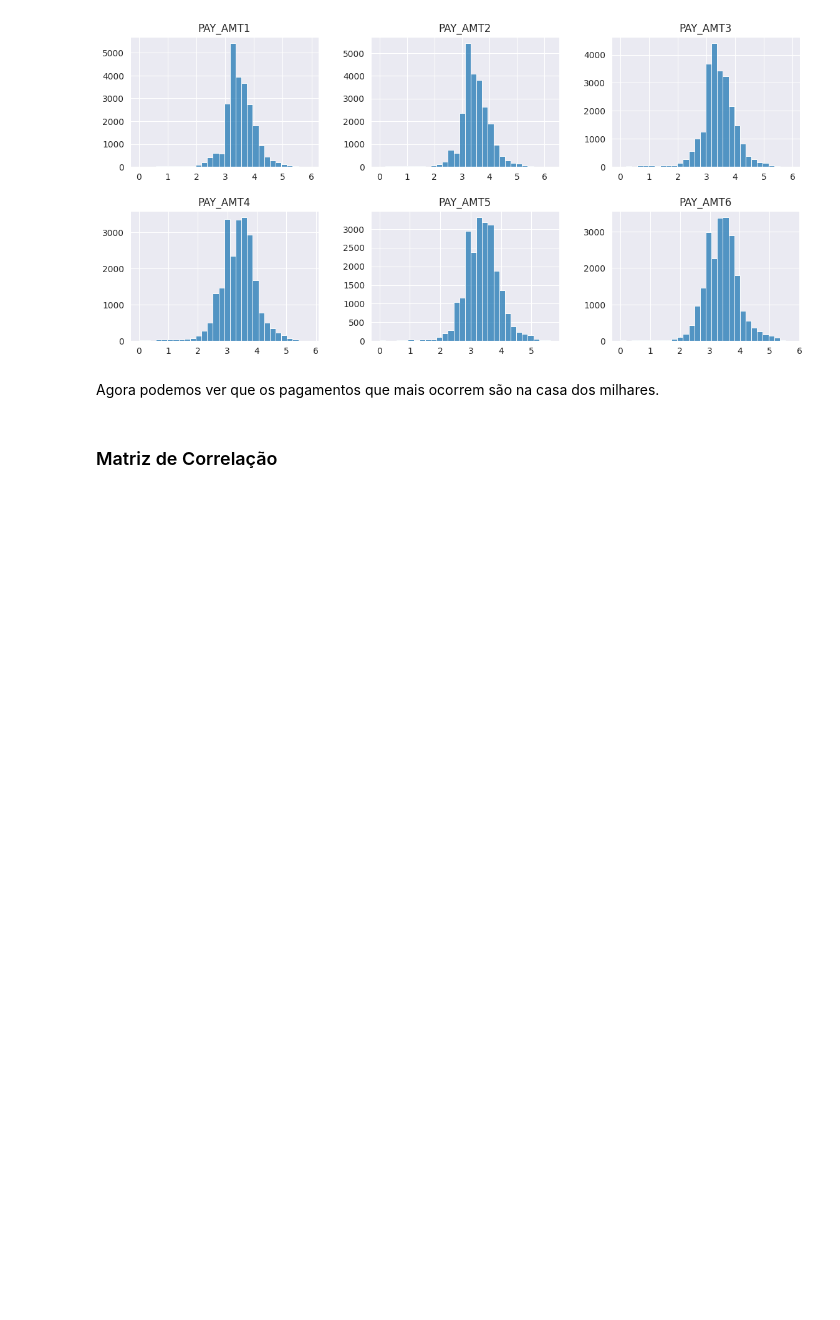
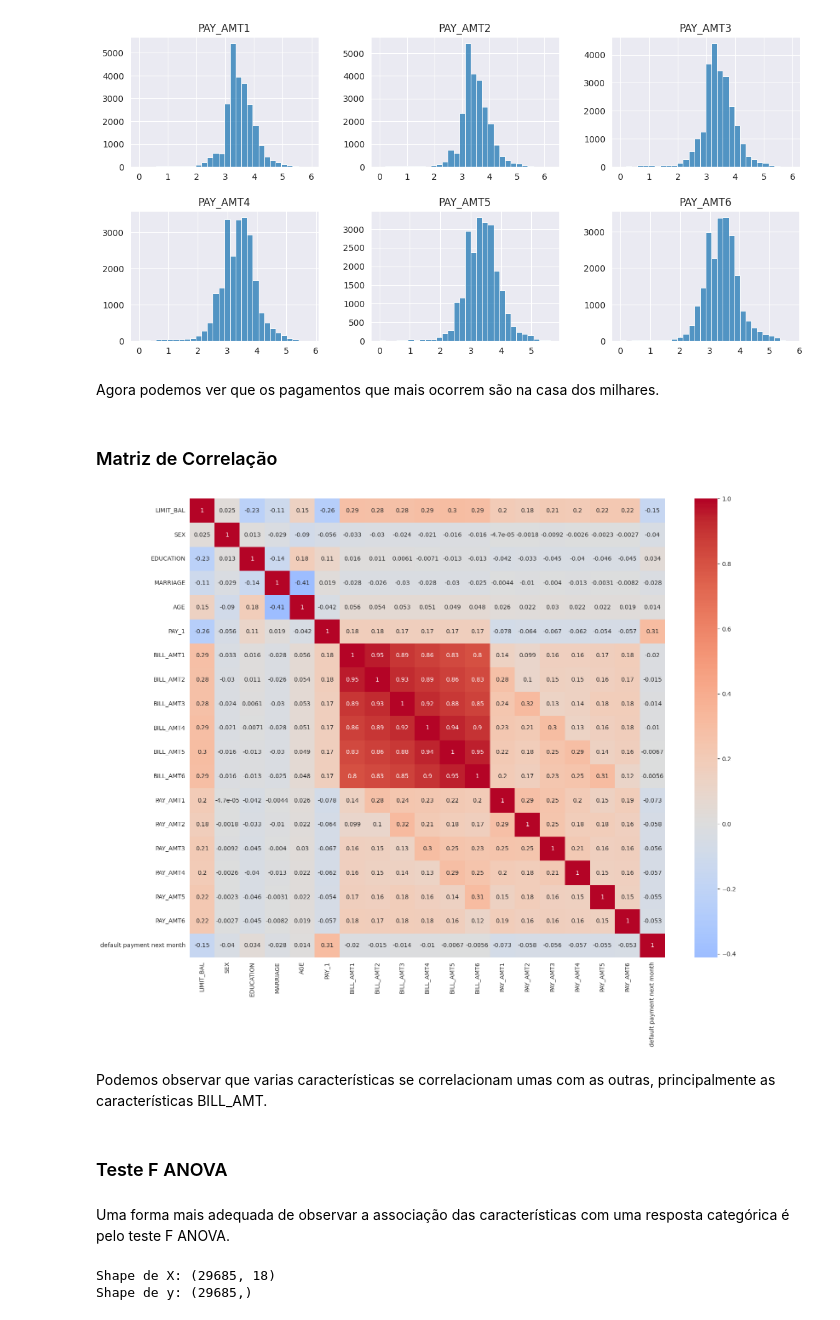
Before and after one commit to Mathsnts18/CreditRiskModel, a Jupyter notebook: notebooks/eda.ipynb, the cells around one changed output. Drawn from its saved outputs; the diff is of its cells as text; code cells hidden in the pictures; blank space fills up the shorter version.

```diff
--- a/notebooks/eda.ipynb
+++ b/notebooks/eda.ipynb
@@ -307,3 +301,23 @@ for i, col in enumerate(pay_amt_log.columns):
 Agora podemos ver que os pagamentos que mais ocorrem são na casa dos milhares.
 # %% [markdown]
 ### Matriz de Correlação
+# %%
+fig = plt.figure(figsize=(18,14))
+sns.heatmap(df.corr(numeric_only=True), annot=True, center=0, cmap='coolwarm');
+# %% [output]
+[figure, added]
+# %% [markdown]
+Podemos observar que varias características se correlacionam umas com as outras, principalmente as características BILL_AMT.
+# %% [markdown]
+### Teste F ANOVA
+# %% [markdown]
+Uma forma mais adequada de observar a associação das características com uma resposta categórica é pelo teste F ANOVA.
+# %%
+X = df.drop(['ID', 'default payment next month', 'EDUCATION_CAT'], axis=1)
+y = df['default payment next month']
+
+print('Shape de X:', X.shape)
+print('Shape de y:', y.shape)
+# %% [output]
+Shape de X: (29685, 18)
+Shape de y: (29685,)
```
Also changed, not shown: parts of 5 cells of this notebook, 5 other files.
